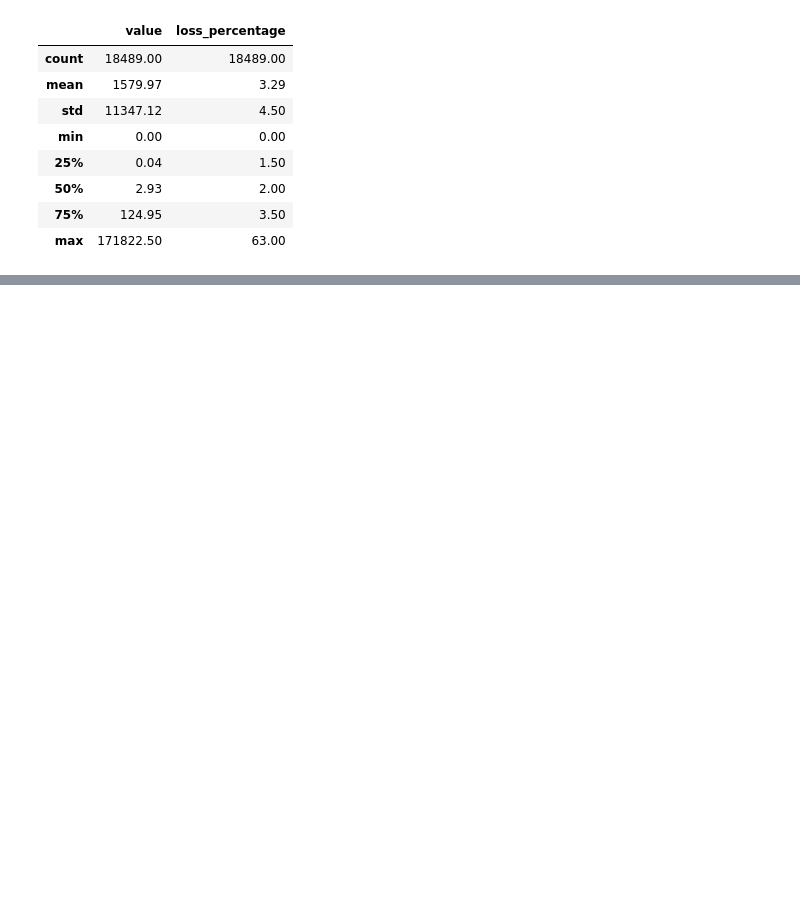
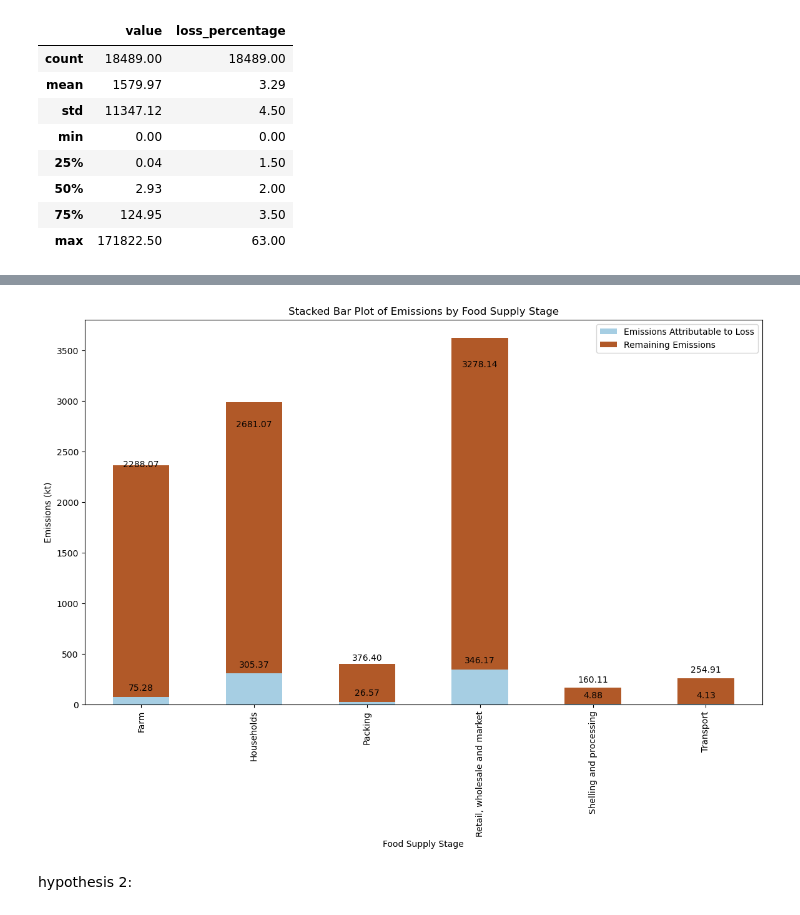
Before and after one commit to AlexRibeiro95/Project_FoodWaste, a Jupyter notebook: EDA/Main.ipynb, the cells around one changed output, grey strips where cells are left out. Saved outputs shown, nothing was run; the diff lists cells and outputs as text; code cells hidden in the pictures; blank space fills up the shorter version.

```diff
--- a/EDA/Main.ipynb
+++ b/EDA/Main.ipynb
@@ -140,0 +250,25 @@ Name: count, Length: 100, dtype: int64
+# %%
+# Plot the stacked bar plot with annotations
+fig, ax = plt.subplots(figsize=(14, 8))
+
+# Plot the stacked bars
+pivot_table[['loss_emissions', 'value']].plot(kind='bar', stacked=True, ax=ax, colormap='Paired')
+
+# Add annotations on top of the bars
+for p in ax.patches:
+    ax.annotate(f'{p.get_height():.2f}', (p.get_x() + p.get_width() / 2., p.get_height()),
+                ha='center', va='center', xytext=(0, 10), textcoords='offset points')
+
+# Set titles and labels
+ax.set_title('Stacked Bar Plot of Emissions by Food Supply Stage')
+ax.set_xlabel('Food Supply Stage')
+ax.set_ylabel('Emissions (kt)')
+ax.legend(['Emissions Attributable to Loss', 'Remaining Emissions'])
+plt.xticks(rotation=90)
+
+# Show plot
+plt.show()
+# %% [output]
+[figure, added]
+# %% [markdown]
+hypothesis 2:
```
Also changed, not shown: parts of 14 cells of this notebook.
